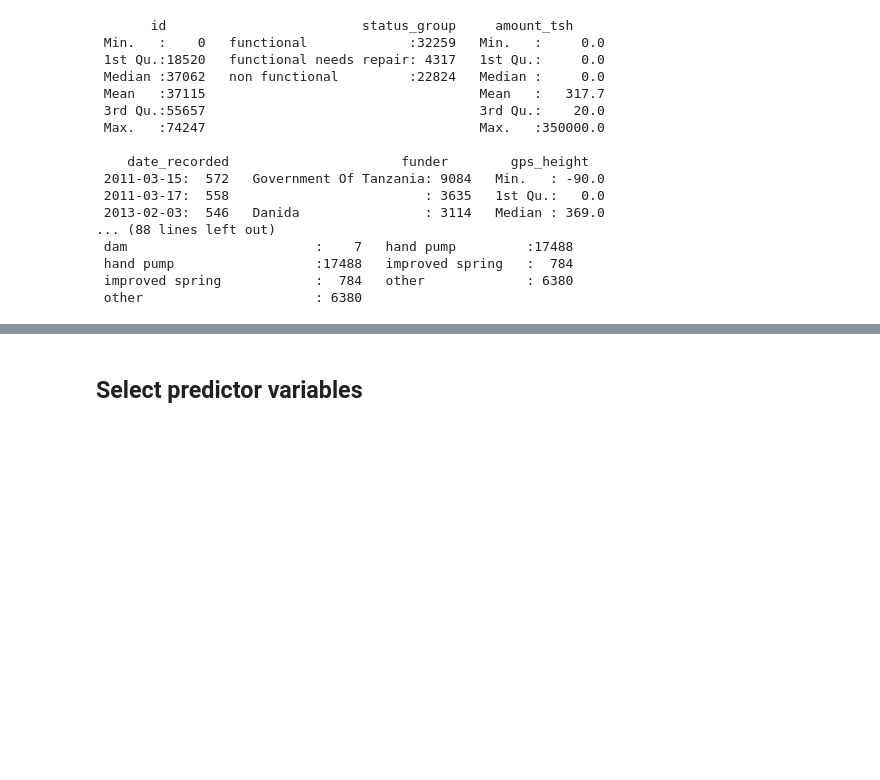
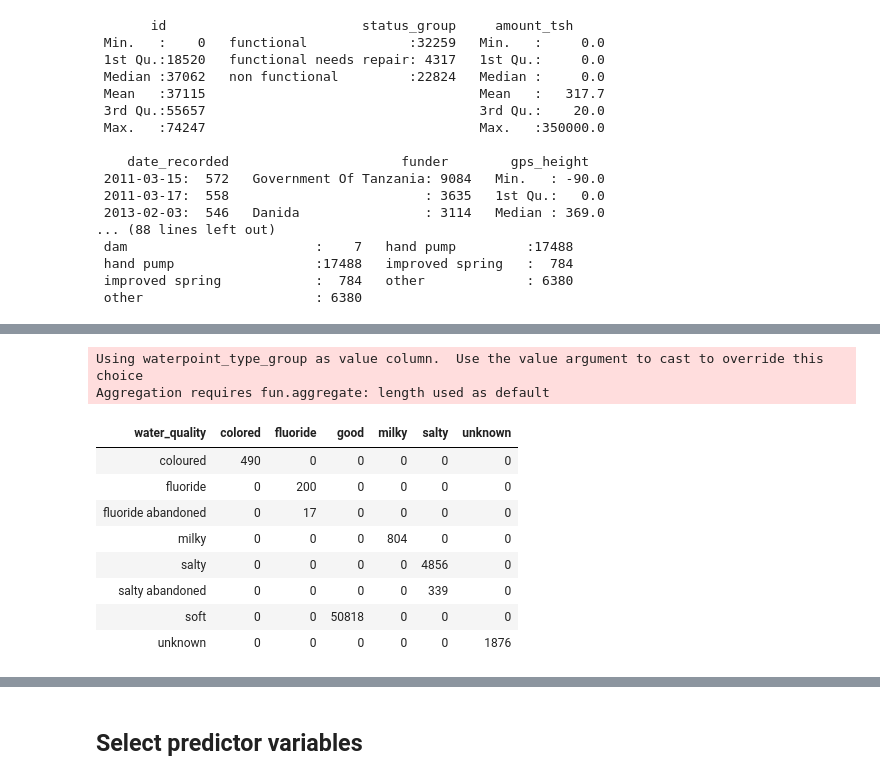
Before and after one commit to agrilive/drivendata-pump-it-up, a Jupyter notebook: data-preprocessing.ipynb, the cells around one changed output, grey strips where cells are left out. Cells and saved outputs as stored; diff of their text form; code cells hidden in the pictures; blank space fills up the shorter version.

```diff
--- a/data-preprocessing.ipynb
+++ b/data-preprocessing.ipynb
@@ -37,0 +126,15 @@ test <- read.csv('test-set-values.csv')
+# %%
+cast(trainval,water_quality~quality_group)
+# water_quality, quality_group: water_quality is more granular
+# %% [output]
+Using waterpoint_type_group as value column.  Use the value argument to cast to override this choice
+Aggregation requires fun.aggregate: length used as default
+| water_quality | colored | fluoride | good | milky | salty | unknown |
+| coloured | 490 | 0 | 0 | 0 | 0 | 0 |
+| fluoride | 0 | 200 | 0 | 0 | 0 | 0 |
+| fluoride abandoned | 0 | 17 | 0 | 0 | 0 | 0 |
+| milky | 0 | 0 | 0 | 804 | 0 | 0 |
+| salty | 0 | 0 | 0 | 0 | 4856 | 0 |
+| salty abandoned | 0 | 0 | 0 | 0 | 339 | 0 |
+| soft | 0 | 0 | 50818 | 0 | 0 | 0 |
+| unknown | 0 | 0 | 0 | 0 | 0 | 1876 |
```
Also changed, not shown: parts of 40 cells of this notebook, 2 other files.
